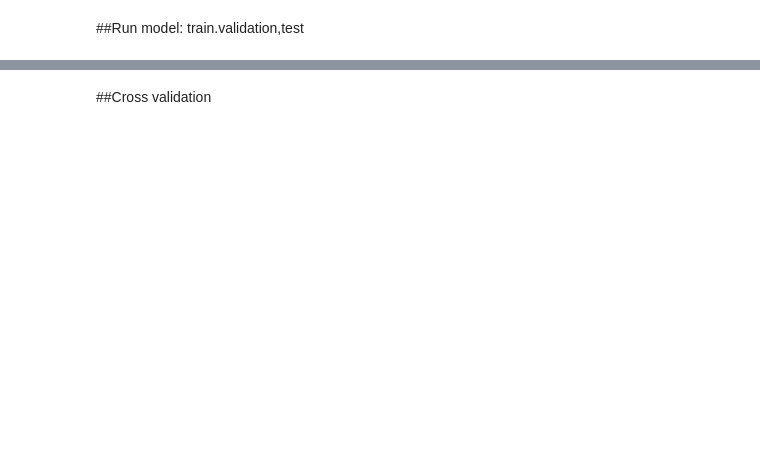
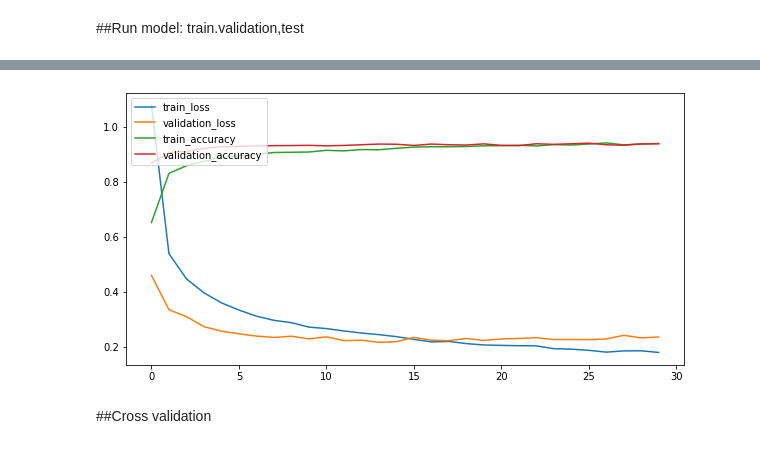
Before and after one commit to mahsaghn/MLP, a Jupyter notebook: mlp.ipynb, the cells around one changed output, grey strips where cells are left out. Saved outputs shown, nothing was run; the diff lists cells and outputs as text; code cells hidden in the pictures; blank space fills up the shorter version.

```diff
--- a/mlp.ipynb
+++ b/mlp.ipynb
@@ -149,0 +114,10 @@ history = model.fit(X,Y, epochs=epochs,callbacks=[mcp_save])
+# %%
+x_train, x_test, y_train, y_test = train_test_split(X, Y, test_size=0.8, random_state=42)
+x_train, x_val, y_train, y_val = train_test_split(x_train, y_train, test_size=0.2, random_state=42)
+# %%
+model = generate_model(layers_number=2,
+                       layers_nodenum=[20,30],
+                       dropout=[0.2,0],
+                       optimizer='adam',
+                       loss='sparse_categorical_crossentropy',
+                       accuracy='accuracy')
@@ -149,0 +145,6 @@ history = model.fit(X,Y, epochs=epochs,callbacks=[mcp_save])
+# %%
+epochs  =30
+mcp_save = tf.keras.callbacks.ModelCheckpoint('.mdl_wts.hdf5', save_best_only=True, monitor='accuracy', mode='max')
+history = model.fit(x_train,y_train,validation_data=(x_val,y_val), epochs=epochs,callbacks=[mcp_save],batch_size=10)
+model.load_weights('.mdl_wts.hdf5')
+accuracy = model.evaluate(x_test,y_test)
@@ -150,3 +169,12 @@ history = model.fit(X,Y, epochs=epochs,callbacks=[mcp_save])
+# %%
+plt.plot(history.history['loss'],)
+plt.plot(history.history['val_loss'],)
+plt.plot(history.history['accuracy'])
+plt.plot(history.history['val_accuracy'])
+plt.legend(['train_loss','validation_loss', 'train_accuracy','validation_accuracy'], loc='upper left')
+plt.show()
+# %% [output]
+[figure, added]
 # %% [markdown]
 ##Cross validation
 # %%
```
Also changed, not shown: parts of 9 cells of this notebook.
